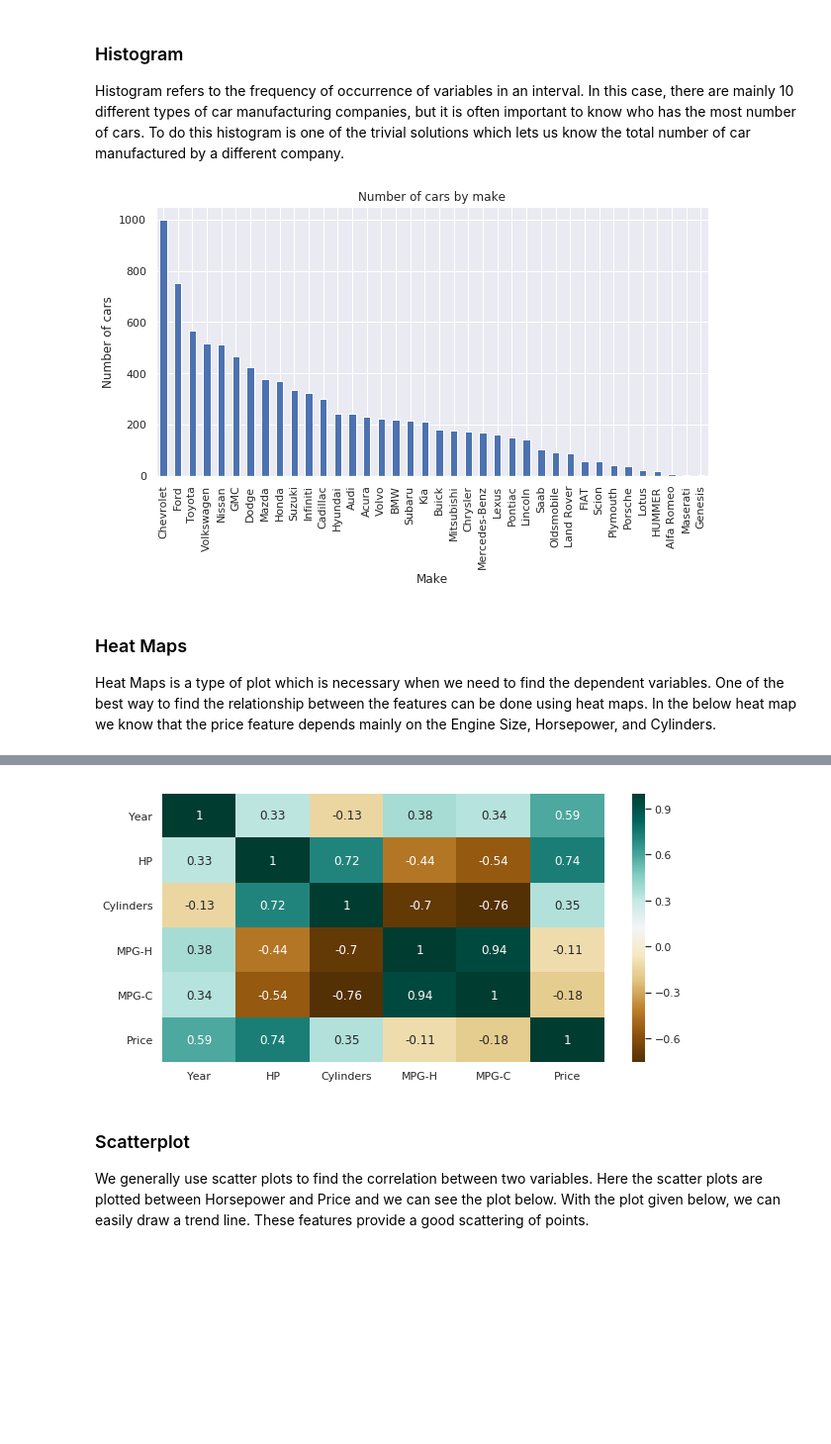
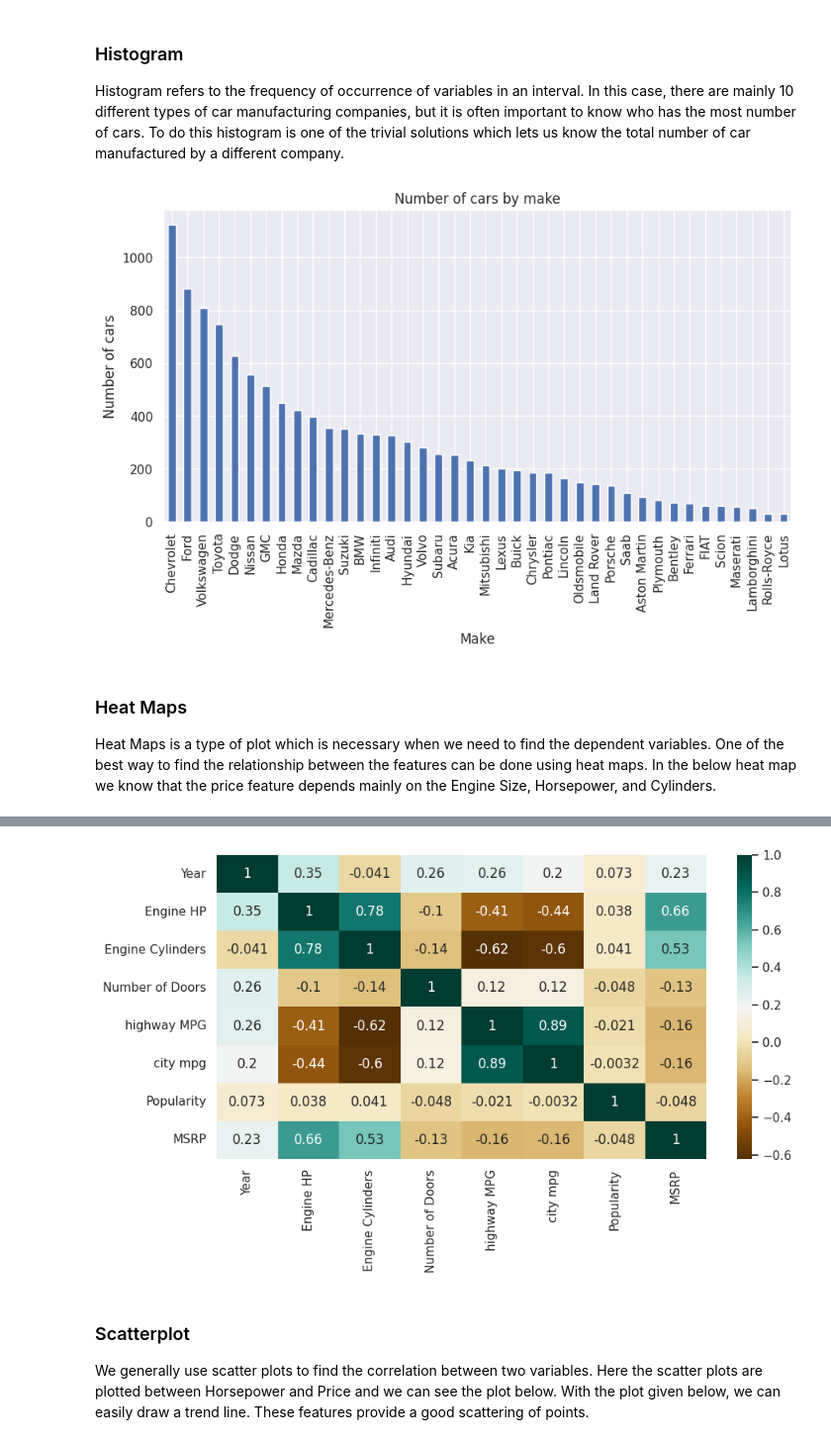
Before and after one commit to wionowins2017-cyber/Project-GW, a Jupyter notebook: Exploratory Data Analysis/ Exploratory_data_Analysis_1.ipynb, the cells around one changed output, grey strips where cells are left out. Shown at 99% size. Saved outputs shown, nothing was run; the diff lists cells and outputs as text; code cells hidden in the pictures; blank space fills up the shorter version.

```diff
--- a/Exploratory Data Analysis/ Exploratory_data_Analysis_1.ipynb
+++ b/Exploratory Data Analysis/ Exploratory_data_Analysis_1.ipynb
@@ -50,7 +50,3 @@ sns.set(color_codes=True)
 Loading the data into the pandas data frame is certainly one of the most important steps in EDA, as we can see that the value from the data set is comma-separated. So all we have to do is to just read the CSV into a data frame and pandas data frame does the job for us.
 # %% [markdown]
 To get or load the dataset into the notebook, all I did was one trivial step. In Google Colab at the left-hand side of the notebook, you will find a > (greater than symbol). When you click that you will find a tab with three options, you just have to select Files. Then you can easily upload your file with the help of the Upload option. No need to mount to the google drive or use any specific libraries just upload the data set and your job is done. One thing to remember in this step is that uploaded files will get deleted when this runtime is recycled. This is how I got the data set into the notebook.
-# %%
-df = pd.read_csv("/content/sample_data/data_car.csv")
-# To display the top 5 rows
-display(df.head(5))
@@ -299,14 +296,14 @@ plt.title("Number of cars by make")
 plt.ylabel('Number of cars')
 plt.xlabel('Make');
 # %% [output]
-[figure, old version]
+[figure, new version]
 # %% [markdown]
 ### Heat Maps
 
 Heat Maps is a type of plot which is necessary when we need to find the dependent variables. One of the best way to find the relationship between the features can be done using heat maps. In the below heat map we know that the price feature depends mainly on the Engine Size, Horsepower, and Cylinders.
 # %%
 plt.figure(figsize=(10,5))
-c= df.corr()
+c = df.select_dtypes(include=[np.number]).corr()
 sns.heatmap(c,cmap="BrBG",annot=True)
 c
 # %% [output]
@@ -320,4 +319,4 @@ c
-[figure, old version]
+[figure, new version]
 # %% [markdown]
 ### Scatterplot
 
```
Also changed, not shown: parts of 12 cells of this notebook.
